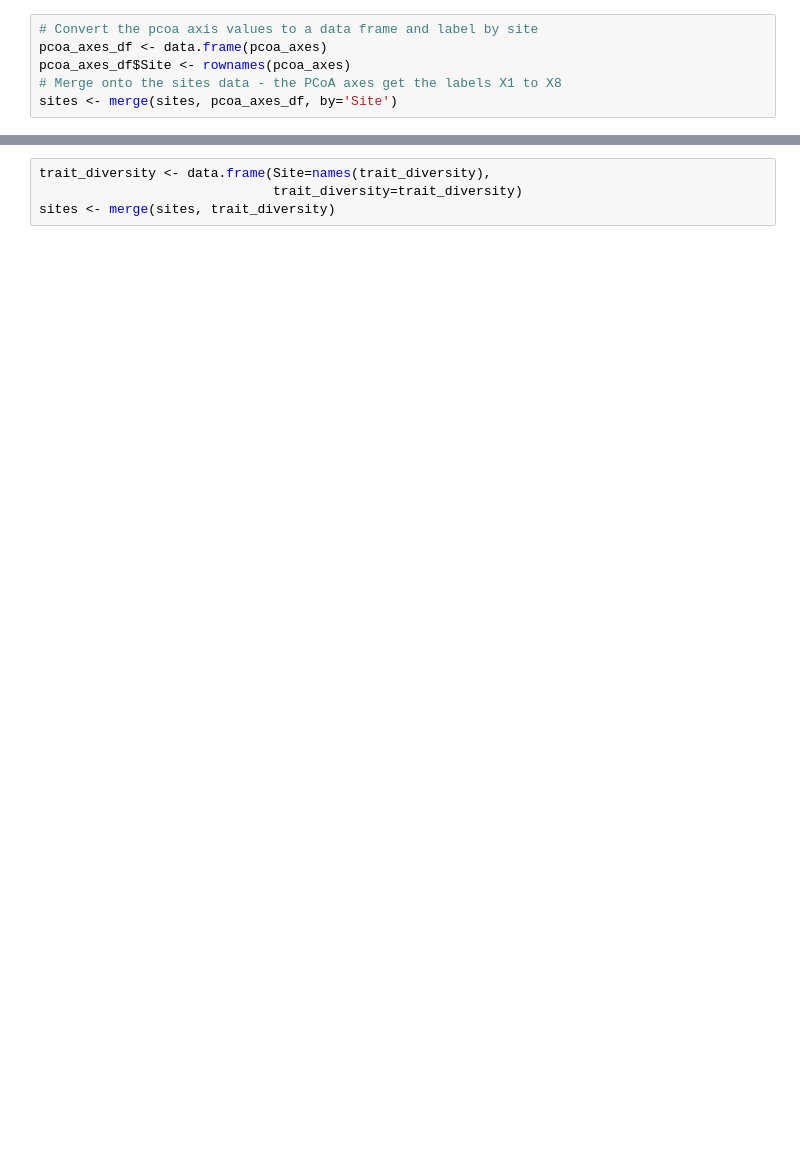
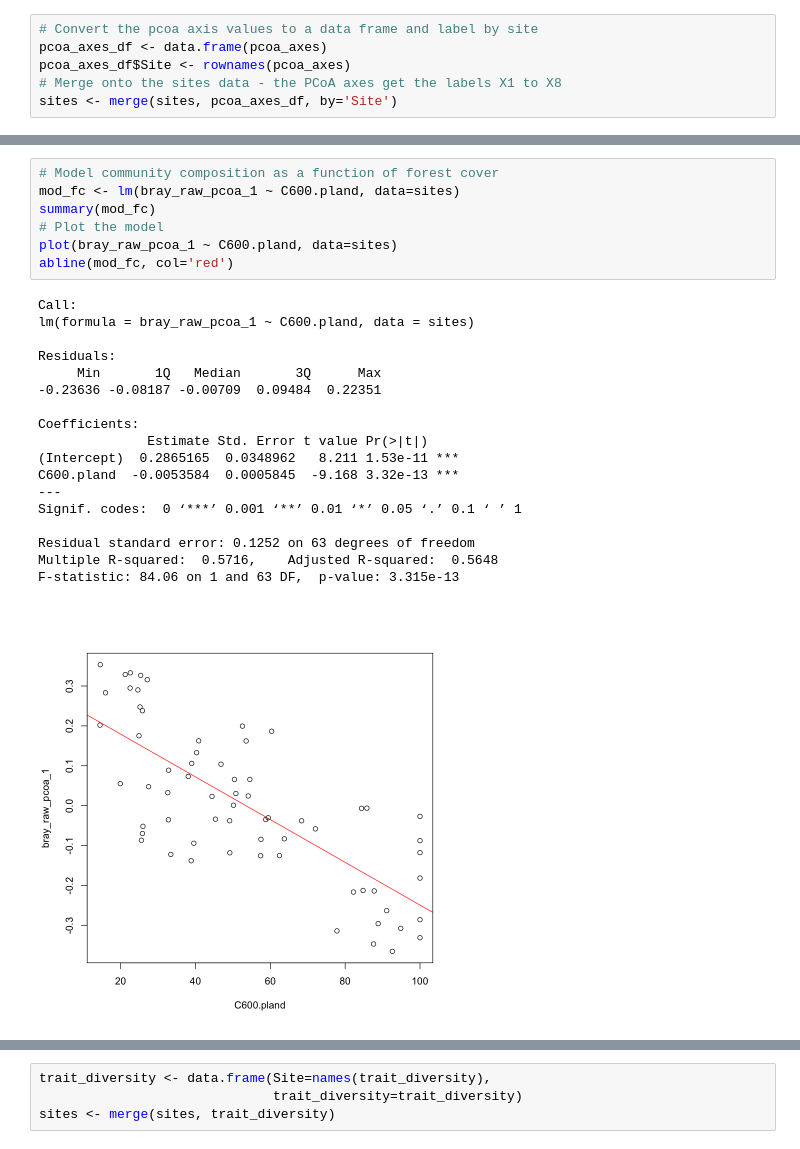
Before and after one commit to davidorme/Masters_GIS, a Jupyter notebook: _sources/practical_4/LEC_week_myst.ipynb, the cells around one changed output, grey strips where cells are left out. Drawn from its saved outputs; the diff is of its cells as text; blank space fills up the shorter version.

```diff
--- a/_sources/practical_4/LEC_week_myst.ipynb
+++ b/_sources/practical_4/LEC_week_myst.ipynb
@@ -604,0 +872,26 @@ That dendrogram shows how species are clustered according to their trait similar
+# %%
+# Model community composition as a function of forest cover
+mod_fc <- lm(bray_raw_pcoa_1 ~ C600.pland, data=sites)
+summary(mod_fc)
+# Plot the model
+plot(bray_raw_pcoa_1 ~ C600.pland, data=sites)
+abline(mod_fc, col='red')
+# %% [output]
+Call:
+lm(formula = bray_raw_pcoa_1 ~ C600.pland, data = sites)
+
+Residuals:
+     Min       1Q   Median       3Q      Max
+-0.23636 -0.08187 -0.00709  0.09484  0.22351
+
+Coefficients:
+              Estimate Std. Error t value Pr(>|t|)
+(Intercept)  0.2865165  0.0348962   8.211 1.53e-11 ***
+C600.pland  -0.0053584  0.0005845  -9.168 3.32e-13 ***
+---
+Signif. codes:  0 ‘***’ 0.001 ‘**’ 0.01 ‘*’ 0.05 ‘.’ 0.1 ‘ ’ 1
+
+Residual standard error: 0.1252 on 63 degrees of freedom
+Multiple R-squared:  0.5716,    Adjusted R-squared:  0.5648
+F-statistic: 84.06 on 1 and 63 DF,  p-value: 3.315e-13
+[figure, added]
```
Also changed, not shown: parts of 44 cells of this notebook, 51 other files.
